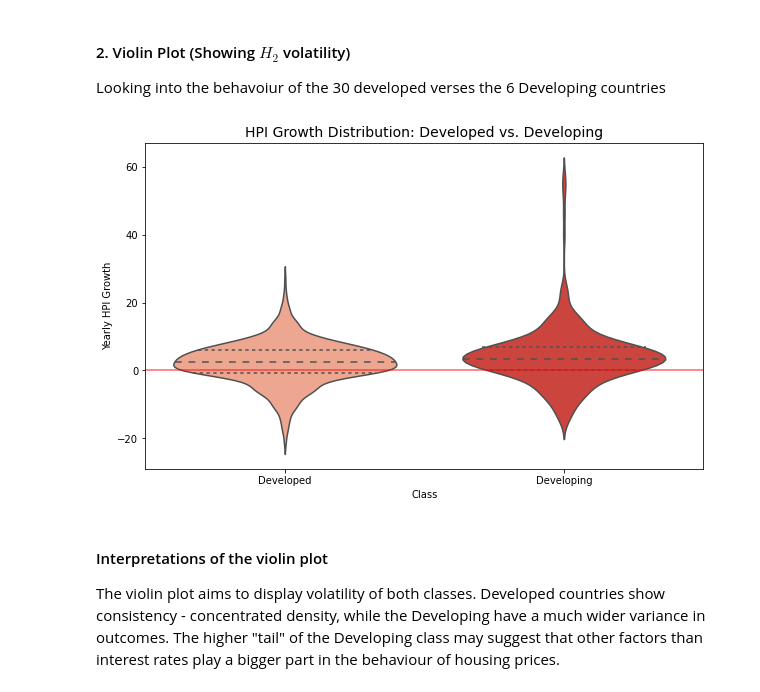
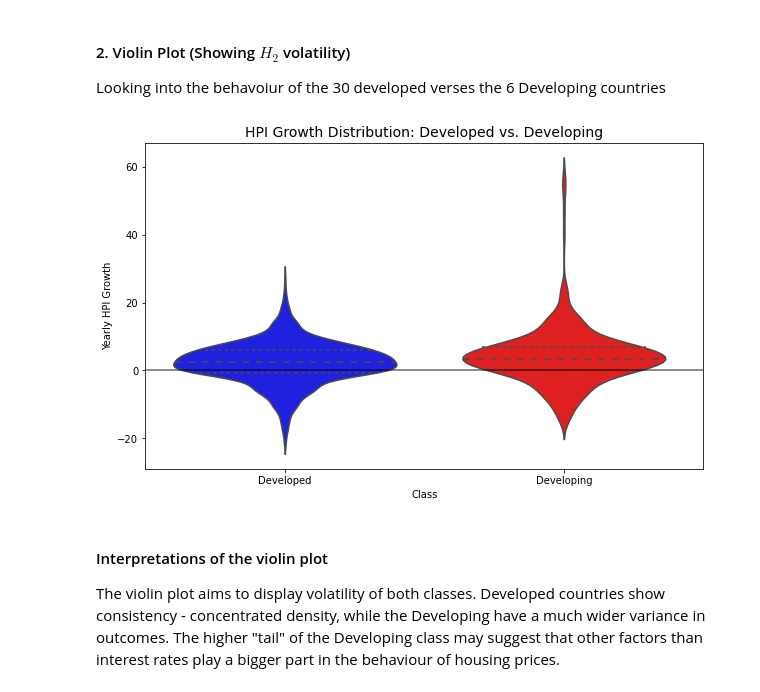
Before and after one commit to SiyanaVel19/Final_project_SU_2026, a Jupyter notebook: Project_analysis.ipynb, the cells around one changed output. Cells and saved outputs as stored; diff of their text form; code cells hidden in the pictures.

```diff
--- a/Project_analysis.ipynb
+++ b/Project_analysis.ipynb
@@ -271,14 +272,15 @@ The heatmap demonstrates the correlation (*r*) of the different variables in the
 Looking into the behavoiur of the 30 developed verses the 6 Developing countries
 # %%
 # plotting the violin
+my_colours = {"Developed": "blue", "Developing": "red"}
 plt.figure(figsize=(10, 6))
-sns.violinplot(data=Project_Data, x='Class', y='HPI_Growth', inner="quartile", palette='Reds')
+sns.violinplot(data=Project_Data, x='Class', y='HPI_Growth',palette = my_colours, inner="quartile")
 plt.title('HPI Growth Distribution: Developed vs. Developing', fontsize=14)
 plt.ylabel('Yearly HPI Growth')
-plt.axhline(0, color='red', linestyle='-', alpha=0.6)
+plt.axhline(0, color='black', linestyle='-', alpha=0.6)
 plt.show()
 # %% [output]
-[figure, old version]
+[figure, new version]
 # %% [markdown]
 #### Interpretations of the violin plot
 The violin plot aims to display volatility of both classes. Developed countries show consistency - concentrated density, while the Developing have a much wider variance in outcomes. The higher "tail" of the Developing class may suggest that other factors than interest rates play a bigger part in the behaviour of housing prices.
```
Also changed, not shown: parts of 10 cells of this notebook.
